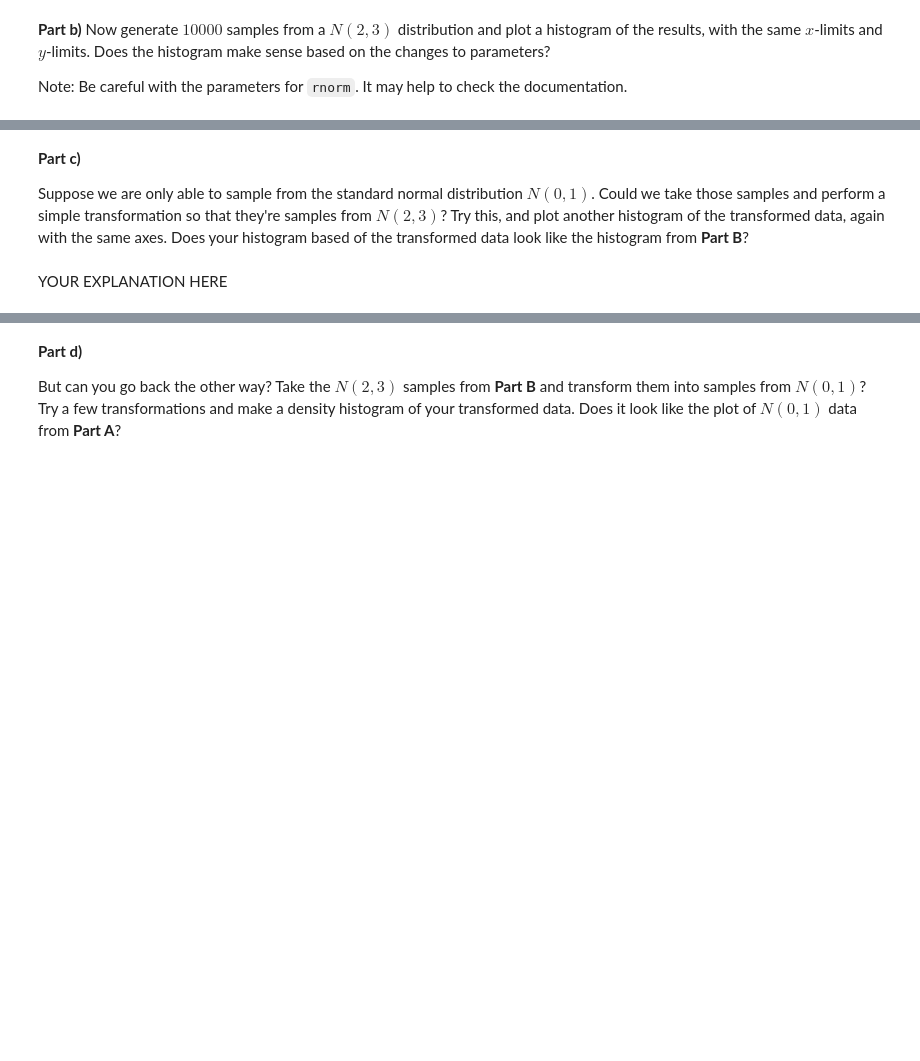
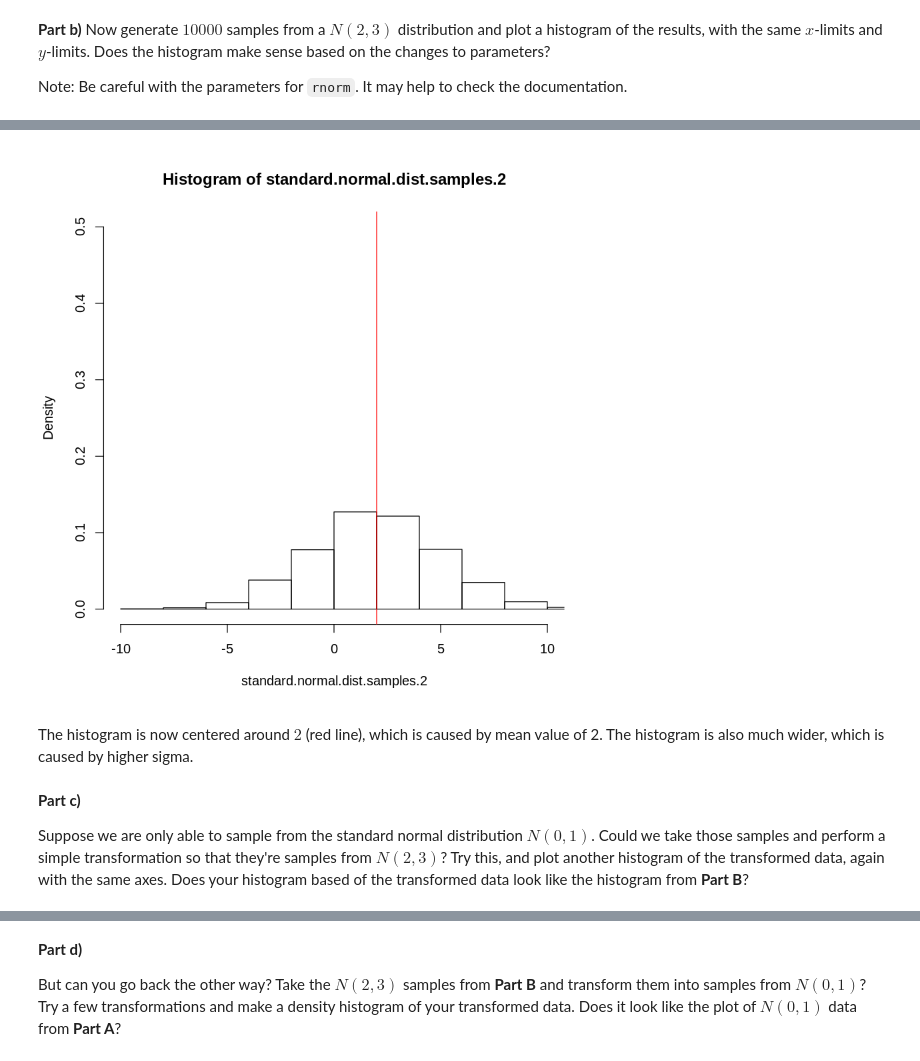
Before and after one commit to aaronliruns/probability-r, a Jupyter notebook: week4/P_M4_1.ipynb, the cells around one changed output, grey strips where cells are left out. Cells and saved outputs as stored; diff of their text form; code cells hidden in the pictures; blank space fills up the shorter version.

```diff
--- a/week4/P_M4_1.ipynb
+++ b/week4/P_M4_1.ipynb
@@ -99,3 +104,13 @@ YOUR EXPLANATION HERE
+# %%
+# Your Code Here
+# Mean = 0, Variance =1
+standard.normal.dist.samples.2 = rnorm(10000, 2, 3)
+hist(standard.normal.dist.samples.2, freq=FALSE, xlim=c(-10, 10), ylim=c(0, 0.5))
+abline(v=2,col='red')
+# %% [output]
+[figure, added]
+# %% [markdown]
+The histogram is now centered around $2$ (red line), which is caused by mean value of 2. The histogram is also much wider, which is caused by higher sigma.
 # %% [markdown]
 **Part c)**
 
@@ -105,2 +117,0 @@ Suppose we are only able to sample from the standard normal distribution $N(0,1)
-# %% [markdown]
-YOUR EXPLANATION HERE
```
Also changed, not shown: parts of 15 cells of this notebook, 1 other file.
